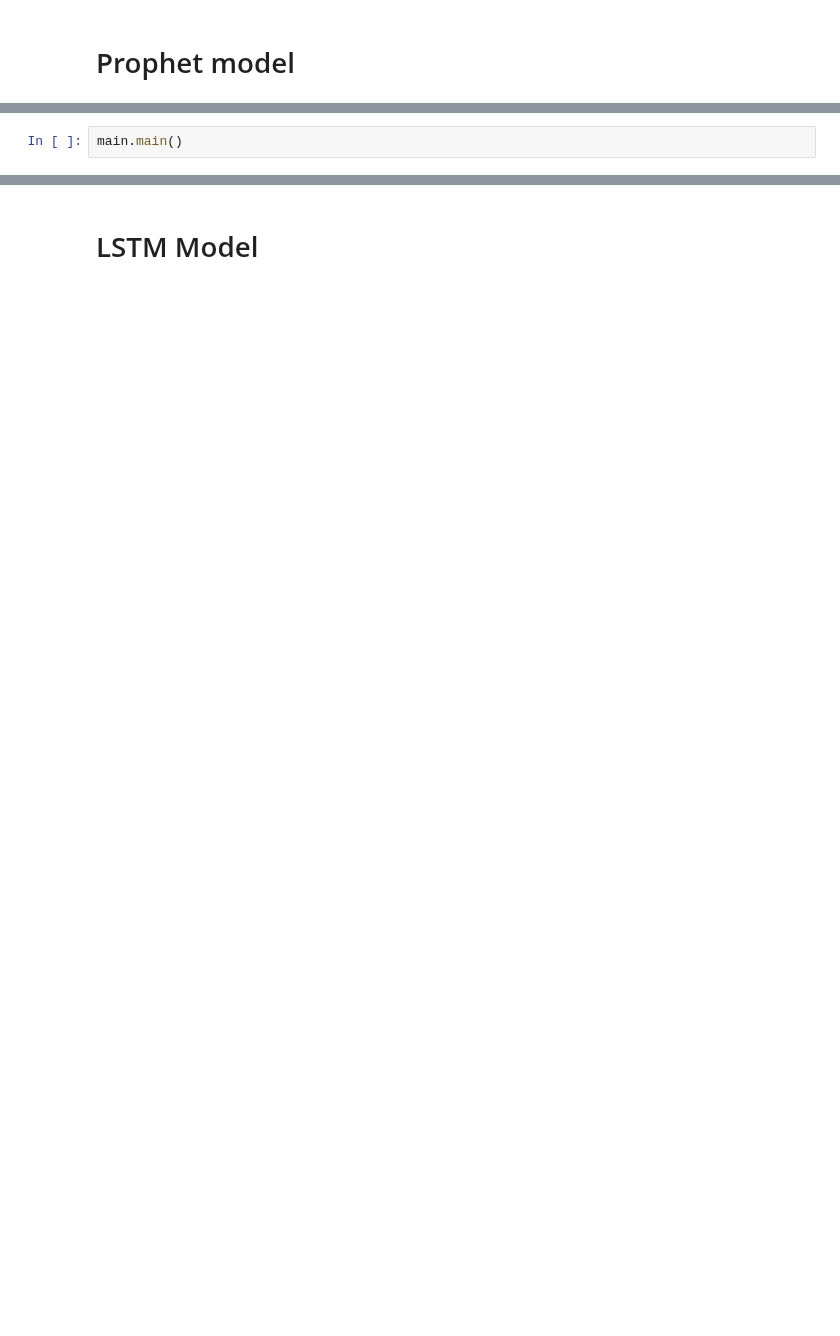
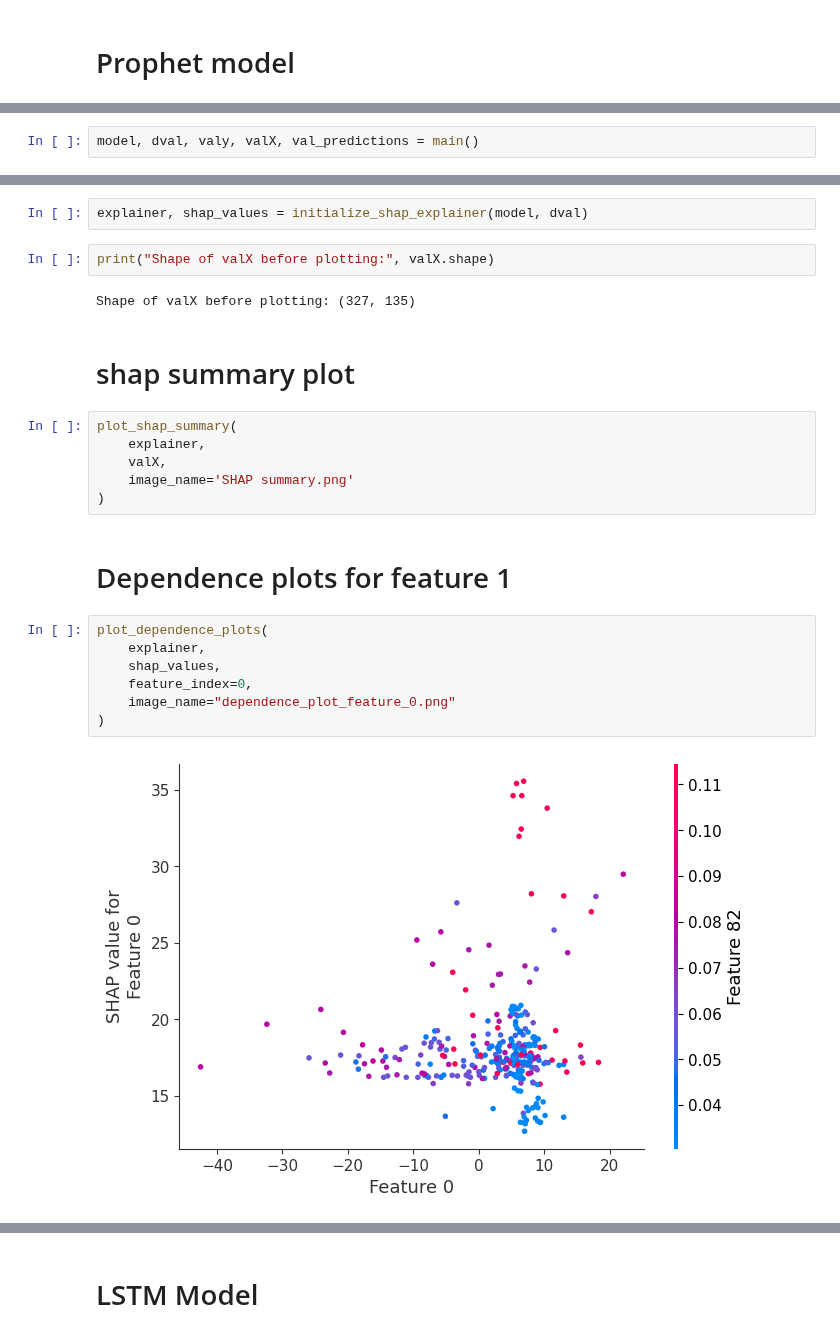
Before and after one commit to mkingopng/electricity_demand_forecasting, a Jupyter notebook: src/modelling_notebook.ipynb, the cells around one changed output, grey strips where cells are left out. Drawn from its saved outputs; the diff is of its cells as text; blank space fills up the shorter version.

```diff
--- a/src/modelling_notebook.ipynb
+++ b/src/modelling_notebook.ipynb
@@ -17,5 +15,5 @@ from xgb_model import main
 # %%
-main.main()
+model, dval, valy, valX, val_predictions = main()
 # %% [output]
 Validation MAE: 113.22132925984326
 Validation MAE: 113.22132925984326
@@ -27,0 +20,25 @@ Validation MAE: 113.22132925984326
+# %%
+explainer, shap_values = initialize_shap_explainer(model, dval)
+# %%
+print("Shape of valX before plotting:", valX.shape)
+# %% [output]
+Shape of valX before plotting: (327, 135)
+# %% [markdown]
+# shap summary plot
+# %%
+plot_shap_summary(
+    explainer,
+    valX,
+    image_name='SHAP summary.png'
+)
+# %% [markdown]
+# Dependence plots for feature 1
+# %%
+plot_dependence_plots(
+    explainer,
+    shap_values,
+    feature_index=0,
+    image_name="dependence_plot_feature_0.png"
+)
+# %% [output]
+[figure, added]
```
Also changed, not shown: parts of 18 cells of this notebook, 26 other files.
